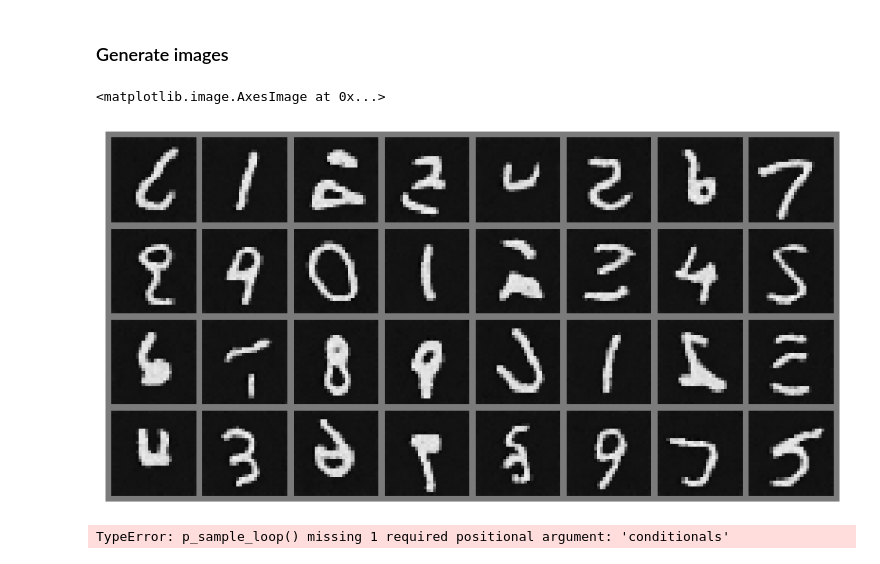
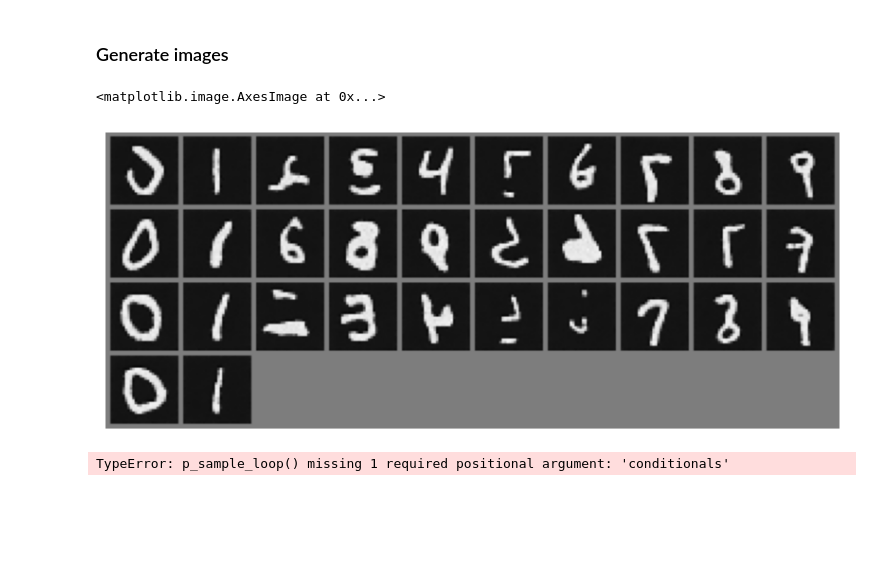
Before and after one commit to RamtinS/diffusion-model, a Jupyter notebook: DDPM.ipynb, the cells around one changed output. Drawn from its saved outputs; the diff is of its cells as text; code cells hidden in the pictures; blank space fills up the shorter version.

```diff
--- a/DDPM.ipynb
+++ b/DDPM.ipynb
@@ -344,20 +347,20 @@ with tqdm(range(0, EPOCH_NUM), desc="Epochs", total=EPOCH_NUM) as epoch_progress
 # %% [markdown]
 ### Generate images
 # %%
-numbers = torch.tensor([0,1,2,3,4,5,6,7,8,9, 0,1,2,3,4,5,6,7,8,9, 0,1,2,3,4,5,6,7,8,9, 5, 5])
+numbers = torch.tensor([0,1,2,3,4,5,6,7,8,9, 0,1,2,3,4,5,6,7,8,9, 0,1,2,3,4,5,6,7,8,9, 0,1])
 numbers = nn.functional.one_hot(numbers, num_classes=10)
 numbers = numbers.type(torch.float32)
 numbers.to(gpu)
 
 samples = p_sample_loop(model, shape=(BATCH_SIZE, channels, image_size, image_size), conditionals=numbers)
 
 plt.figure(figsize=(10, 10))
 plt.axis("off")
 
-plt.imshow(torchvision.utils.make_grid(samples, nrow=8).cpu().detach().numpy()[0], cmap='gray')
+plt.imshow(torchvision.utils.make_grid(samples, nrow=10).cpu().detach().numpy()[0], cmap='gray')
 # %% [output]
 <matplotlib.image.AxesImage at 0x...>
-[figure, old version]
+[figure, new version]
 # %%
 import os
 import torch
```
Also changed, not shown: parts of 7 cells of this notebook, 1 other file.
